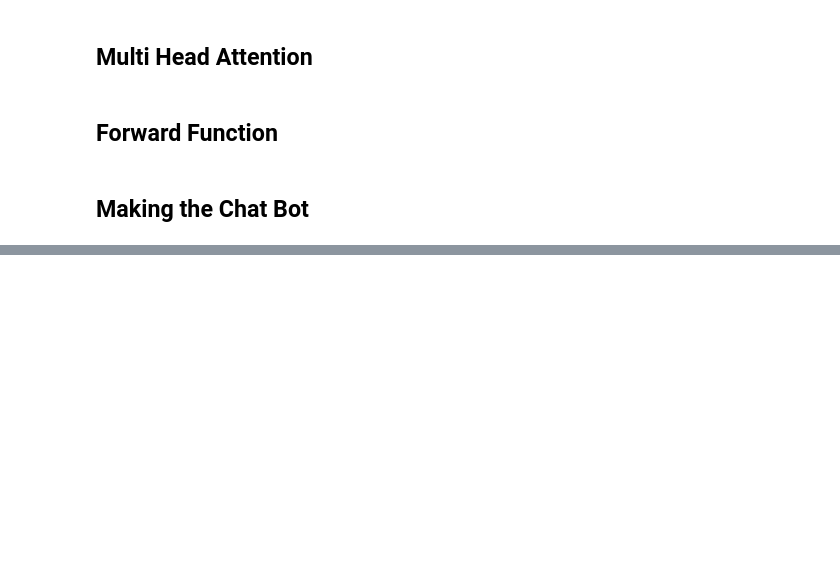
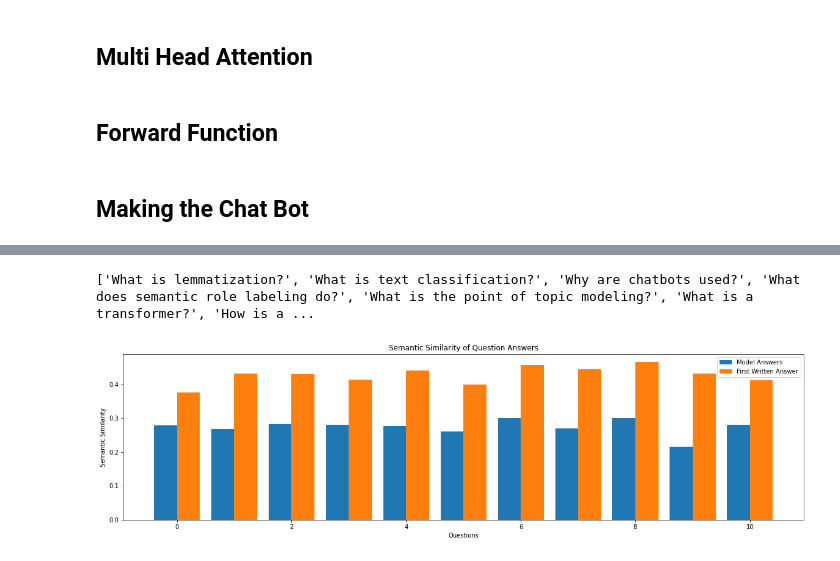
Before and after one commit to NLP-Projects-CAP6640/Project3-ChatBot, a Jupyter notebook: Sahara_project3_bookGPT_With_EDA_Tokenizer.ipynb, the cells around one changed output, grey strips where cells are left out. Cells and saved outputs as stored; diff of their text form; code cells hidden in the pictures; blank space fills up the shorter version.

```diff
--- a/Sahara_project3_bookGPT_With_EDA_Tokenizer.ipynb
+++ b/Sahara_project3_bookGPT_With_EDA_Tokenizer.ipynb
@@ -761,0 +1025,26 @@ print(decoding(m.generate(texts, max_new_tokens=500)[0].tolist()))
+# %%
+
+for qa in QA_data["Questions"]:
+   q = qa["Question"]
+   RealAnsSim[q] = []
+    # Get the first real answer's average semantic similarity to the other real answers
+   ra = qa['Answer'][0]
+   # Do simple processing by removing stopwords
+   ra_t = nltk.tokenize.word_tokenize(ra)
+   ra_s = ' '.join([w for w in ra_t if w.lower() not in stopwords])
+   ra_doc = nlp(ra_s)
+
+   semSamSum = 0
+   for i in range(1, A_per_Q):
+      na = qa['Answer'][i]
+      # Do simple processing by removing stopwords
+      na_t = nltk.tokenize.word_tokenize(na)
+      na_s = ' '.join([w for w in na_t if w.lower() not in stopwords])
+      na_doc = nlp(na_s)
+      semSamSum = na_doc.similarity(ra_doc)
+      #print(semSamSum)
+   semSamAve = semSamSum / (A_per_Q - 1)
+   RealAnsSim[q] = semSamAve
+   print("Average Semantic Similarity for first written answers to '" + q + "' against other written answers: " + str(semSamAve))
+
+print(RealAnsSim)
@@ -761,0 +1064,21 @@ print(decoding(m.generate(texts, max_new_tokens=500)[0].tolist()))
+# %%
+x_values = [q["Question"] for q in QA_data["Questions"]]
+print(x_values)
+model = [ModelAnsSim[a] for a in x_values]
+written = [RealAnsSim[a] for a in x_values]
+
+fig = plt.figure(figsize = (20, 5))
+
+X_axis = np.arange(len(x_values))
+plt.bar(X_axis - 0.2, model, 0.4, label = 'Model Answers')
+plt.bar(X_axis + 0.2, written, 0.4,  label = 'First Written Answer')
+plt.legend()
+#plt.xticks(X_axis, x_values)
+
+plt.xlabel("Questions")
+plt.ylabel("Semantic Similarity")
+plt.title("Semantic Similarity of Question Answers")
+plt.show()
+# %% [output]
+['What is lemmatization?', 'What is text classification?', 'Why are chatbots used?', 'What does semantic role labeling do?', 'What is the point of topic modeling?', 'What is a transformer?', 'How is a ...
+[figure, added]
```
Also changed, not shown: parts of 35 cells of this notebook, 1 other file.
